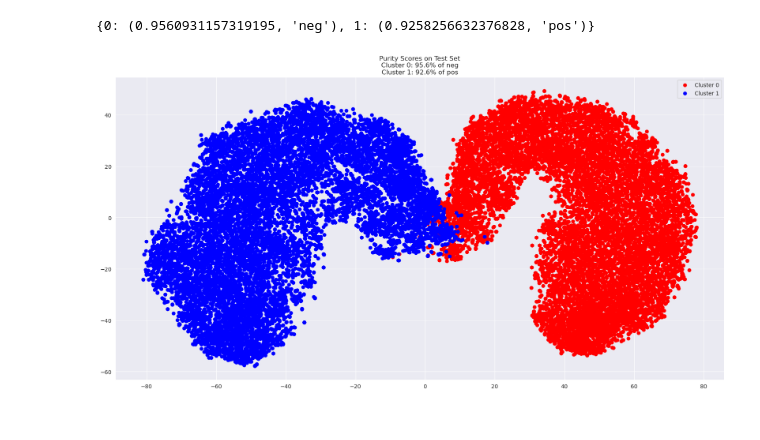
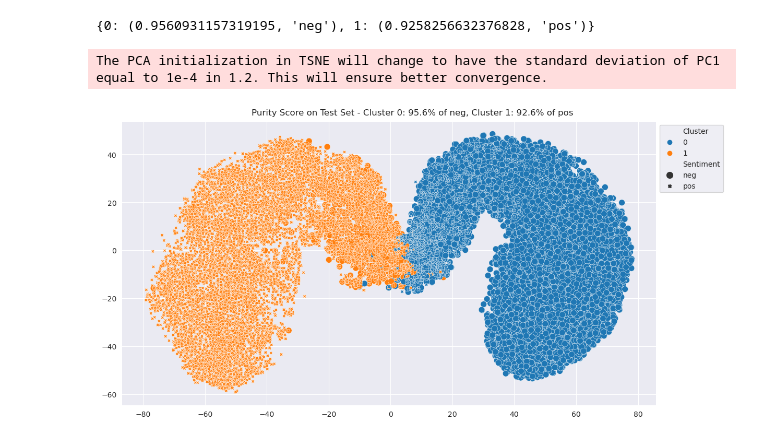
Before and after one commit to vishu-tyagi/Sentiment-Analysis-IMDB, a Jupyter notebook: notebooks/roberta-embeddings.ipynb, the cells around one changed output. Drawn from its saved outputs; the diff is of its cells as text; code cells hidden in the pictures.

```diff
--- a/notebooks/roberta-embeddings.ipynb
+++ b/notebooks/roberta-embeddings.ipynb
@@ -512,7 +512,7 @@ Elbow method suggests $k=2$
 # %%
 # Useful constants
 EMBEDDINGS = ["llm_{i}" for i in range(model.l1.config.hidden_size)]
-CLUSTER = "cluster"
+CLUSTER = "Cluster"
 SENTIMENT = "Sentiment"
 sentiment_map_inverse = {config.SENTIMENT_MAP[c]: c for c in config.SENTIMENT_MAP}
 
@@ -549,30 +549,16 @@ embeddings_reduced = dim_reduction_method.fit_transform(embeddings)
 
 embeddings_df["x"] = embeddings_reduced[:,0]
 embeddings_df["y"] = embeddings_reduced[:,1]
+# %% [output]
+The PCA initialization in TSNE will change to have the standard deviation of PC1 equal to 1e-4 in 1.2. This will ensure better convergence.
 # %%
-fig, ax = plt.subplots(figsize=(20, 10))
-plt.scatter(
-    data=embeddings_df[embeddings_df[CLUSTER]==0],
-    x="x",
-    y="y",
-    color="red",
-    label="Cluster 0"
+fig, ax = plt.subplots(figsize=(12, 6), constrained_layout=True)
+sns.scatterplot(
+    data=embeddings_df, x="x", y="y", hue=CLUSTER, style=SENTIMENT, size=SENTIMENT, ax=ax
 )
-plt.scatter(
-    data=embeddings_df[embeddings_df[CLUSTER]==1],
-    x="x",
-    y="y",
-    color="blue",
-    label="Cluster 1"
-)
-plt.scatter(
-    data=embeddings_df[embeddings_df[CLUSTER]==1],
-    x="x",
-    y="y",
-    color="blue",
-    label="Cluster 1"
-)
-plt.title(f"Purity Scores on Test Set\nCluster 0: {scores[0][0]*100:.3}% of {scores[0][1]}\nCluster 1: {scores[1][0]*100:.3}% of {scores[1][1]}")
-plt.legend();
+sns.move_legend(ax, "upper left", bbox_to_anchor=(1, 1))
+ax.set_xlabel("")
+ax.set_ylabel("")
+fig.suptitle(f"Purity Score on Test Set - Cluster 0: {scores[0][0]*100:.3}% of {scores[0][1]}, Cluster 1: {scores[1][0]*100:.3}% of {scores[1][1]}");
 # %% [output]
-[figure, old version]
+[figure, new version]
```
Also changed, not shown: parts of 5 cells of this notebook, 1 other file.
